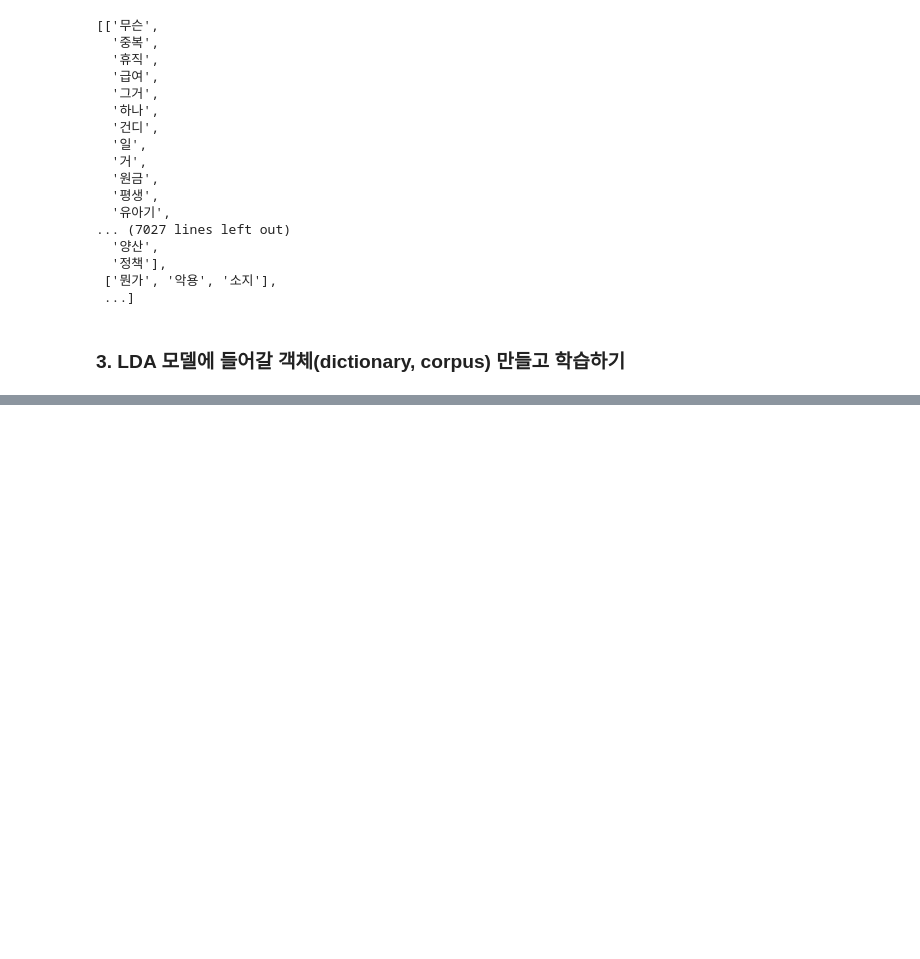
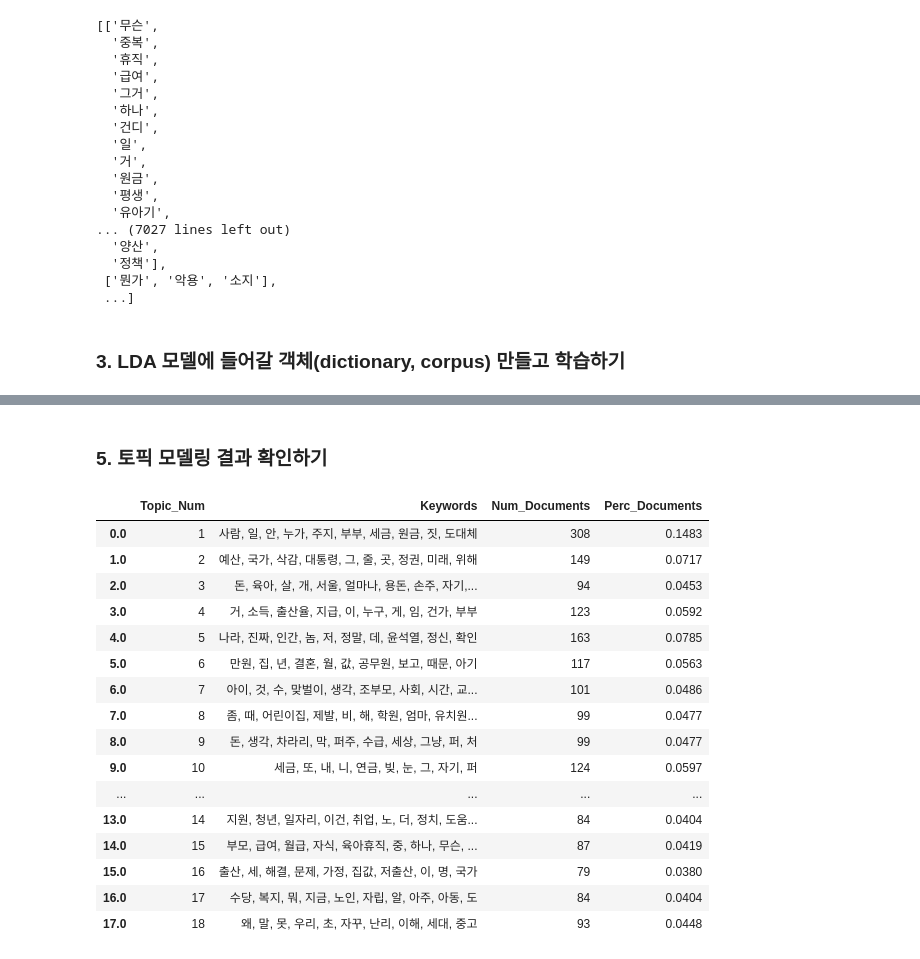
Before and after one commit to Hamtori82/low_fertility_policy, a Jupyter notebook: LDA를 사용한 토픽 모델링.ipynb, the cells around one changed output, grey strips where cells are left out. Drawn from its saved outputs; the diff is of its cells as text; code cells hidden in the pictures; blank space fills up the shorter version.

```diff
--- a/LDA를 사용한 토픽 모델링.ipynb
+++ b/LDA를 사용한 토픽 모델링.ipynb
@@ -116,5 +119,5 @@ corpus=[id2word.doc2bow(text) for text in texts]
 # %%
 #gensim.models.wrappers.LdaMallet 모듈을 사용하면 MALLET의 (최적화 된 버전) 축소 된 깁스 샘플링을 사용하여 훈련 코퍼스에서 LDA 모델을 추정
 # 다운로드 파일: http://mallet.cs.umass.edu/dist/mallet-2.0.8.zip
-mallet_path = 'mallet-2.0.8/bin/mallet'
+mallet_path = 'C:\\Users\\User\\mallet-2.0.8\\bin\\mallet'
 ldamallet = gensim.models.wrappers.LdaMallet(mallet_path, corpus=corpus, num_topics=10, id2word=id2word)
@@ -124,0 +269,23 @@ https://happy-obok.tistory.com/5#topic=0&lambda=1&term=
+# %% [markdown]
+### 5. 토픽 모델링 결과 확인하기
+# %%
+lda_inform.to_csv ("result/lda_inform.csv", index = None)
+lda_inform
+# %% [output]
+|  | Topic_Num | Keywords | Num_Documents | Perc_Documents |
+| 0.0 | 1 | 사람, 일, 안, 누가, 주지, 부부, 세금, 원금, 짓, 도대체 | 308 | 0.1483 |
+| 1.0 | 2 | 예산, 국가, 삭감, 대통령, 그, 줄, 곳, 정권, 미래, 위해 | 149 | 0.0717 |
+| 2.0 | 3 | 돈, 육아, 살, 개, 서울, 얼마나, 용돈, 손주, 자기,... | 94 | 0.0453 |
+| 3.0 | 4 | 거, 소득, 출산율, 지급, 이, 누구, 게, 임, 건가, 부부 | 123 | 0.0592 |
+| 4.0 | 5 | 나라, 진짜, 인간, 놈, 저, 정말, 데, 윤석열, 정신, 확인 | 163 | 0.0785 |
+| 5.0 | 6 | 만원, 집, 년, 결혼, 월, 값, 공무원, 보고, 때문, 아기 | 117 | 0.0563 |
+| 6.0 | 7 | 아이, 것, 수, 맞벌이, 생각, 조부모, 사회, 시간, 교... | 101 | 0.0486 |
+| 7.0 | 8 | 좀, 때, 어린이집, 제발, 비, 해, 학원, 엄마, 유치원... | 99 | 0.0477 |
+| 8.0 | 9 | 돈, 생각, 차라리, 막, 퍼주, 수급, 세상, 그냥, 퍼, 처 | 99 | 0.0477 |
+| 9.0 | 10 | 세금, 또, 내, 니, 연금, 빚, 눈, 그, 자기, 퍼 | 124 | 0.0597 |
+| ... | ... | ... | ... | ... |
+| 13.0 | 14 | 지원, 청년, 일자리, 이건, 취업, 노, 더, 정치, 도움... | 84 | 0.0404 |
+| 14.0 | 15 | 부모, 급여, 월급, 자식, 육아휴직, 중, 하나, 무슨, ... | 87 | 0.0419 |
+| 15.0 | 16 | 출산, 세, 해결, 문제, 가정, 집값, 저출산, 이, 명, 국가 | 79 | 0.0380 |
+| 16.0 | 17 | 수당, 복지, 뭐, 지금, 노인, 자립, 알, 아주, 아동, 도 | 84 | 0.0404 |
+| 17.0 | 18 | 왜, 말, 못, 우리, 초, 자꾸, 난리, 이해, 세대, 중고 | 93 | 0.0448 |
```
Also changed, not shown: parts of 14 cells of this notebook, 45 other files.
